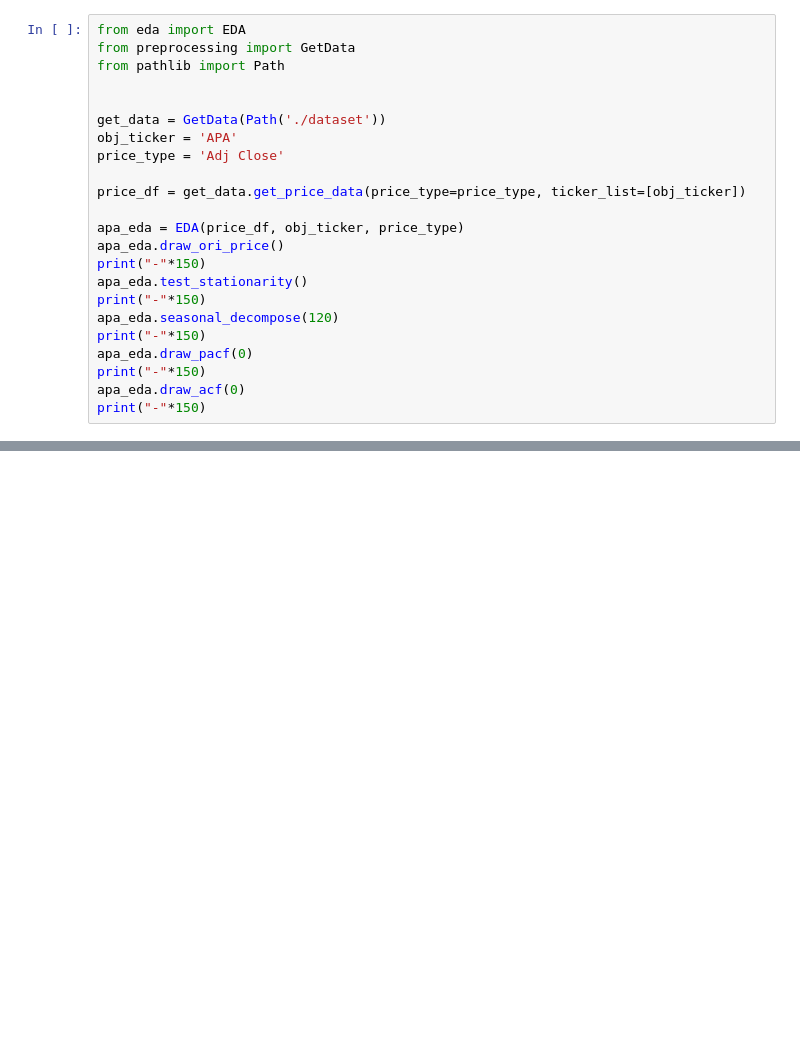
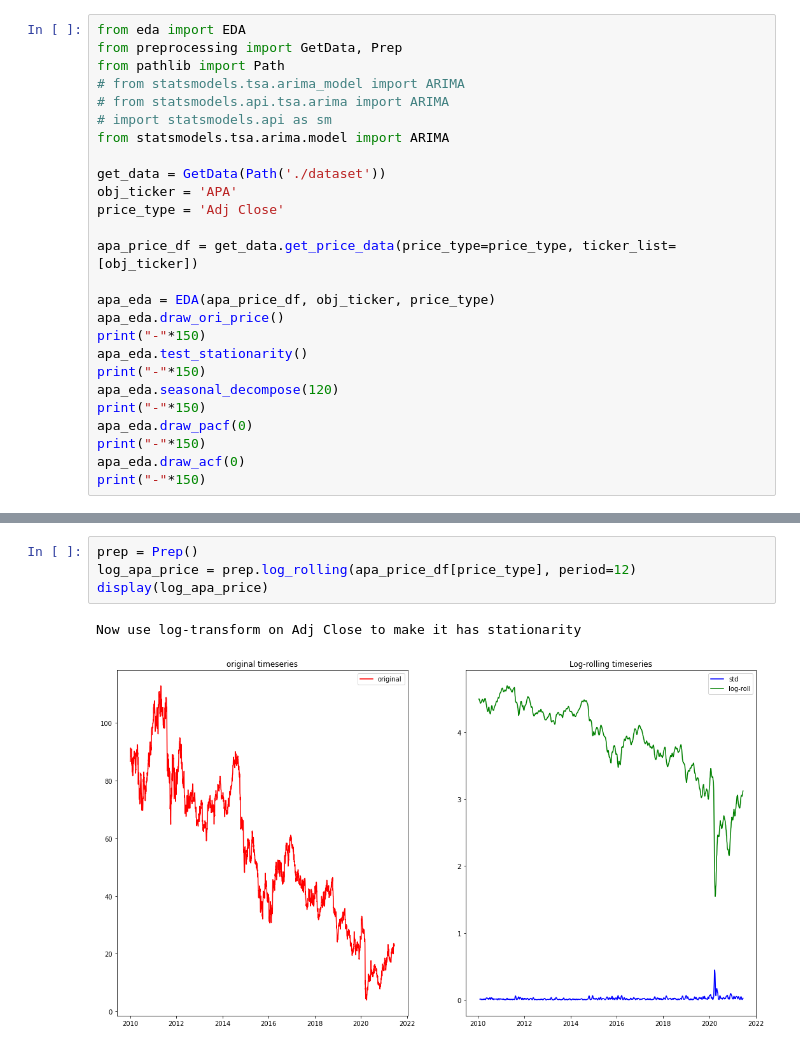
Before and after one commit to theabc50111/DL2021_final_dmlab_HCT_nccu, a Jupyter notebook: airma.ipynb, the cells around one changed output, grey strips where cells are left out. Cells and saved outputs as stored; diff of their text form; blank space fills up the shorter version.

Commit message:
revise test_stationarity() in EDA and create Prep & add deal_null() of Prep & log_rolling() of Prep and remove test_null of GetData

```diff
--- a/airma.ipynb
+++ b/airma.ipynb
@@ -1,16 +1,19 @@
 # %%
 from eda import EDA
-from preprocessing import GetData
+from preprocessing import GetData, Prep
 from pathlib import Path
-
+# from statsmodels.tsa.arima_model import ARIMA
+# from statsmodels.api.tsa.arima import ARIMA
+# import statsmodels.api as sm
+from statsmodels.tsa.arima.model import ARIMA
 
 get_data = GetData(Path('./dataset'))
 obj_ticker = 'APA'
 price_type = 'Adj Close'
 
-price_df = get_data.get_price_data(price_type=price_type, ticker_list=[obj_ticker])
+apa_price_df = get_data.get_price_data(price_type=price_type, ticker_list=[obj_ticker])
 
-apa_eda = EDA(price_df, obj_ticker, price_type)
+apa_eda = EDA(apa_price_df, obj_ticker, price_type)
 apa_eda.draw_ori_price()
 print("-"*150)
 apa_eda.test_stationarity()
@@ -48,0 +52,7 @@ time: 7.86 s (started: 2021-12-26 09:27:50 +00:00)
+# %%
+prep = Prep()
+log_apa_price = prep.log_rolling(apa_price_df[price_type], period=12)
+display(log_apa_price)
+# %% [output]
+Now use log-transform on Adj Close to make it has stationarity
+[figure, added]
```
Also changed, not shown: parts of 4 cells of this notebook, 4 other files.
